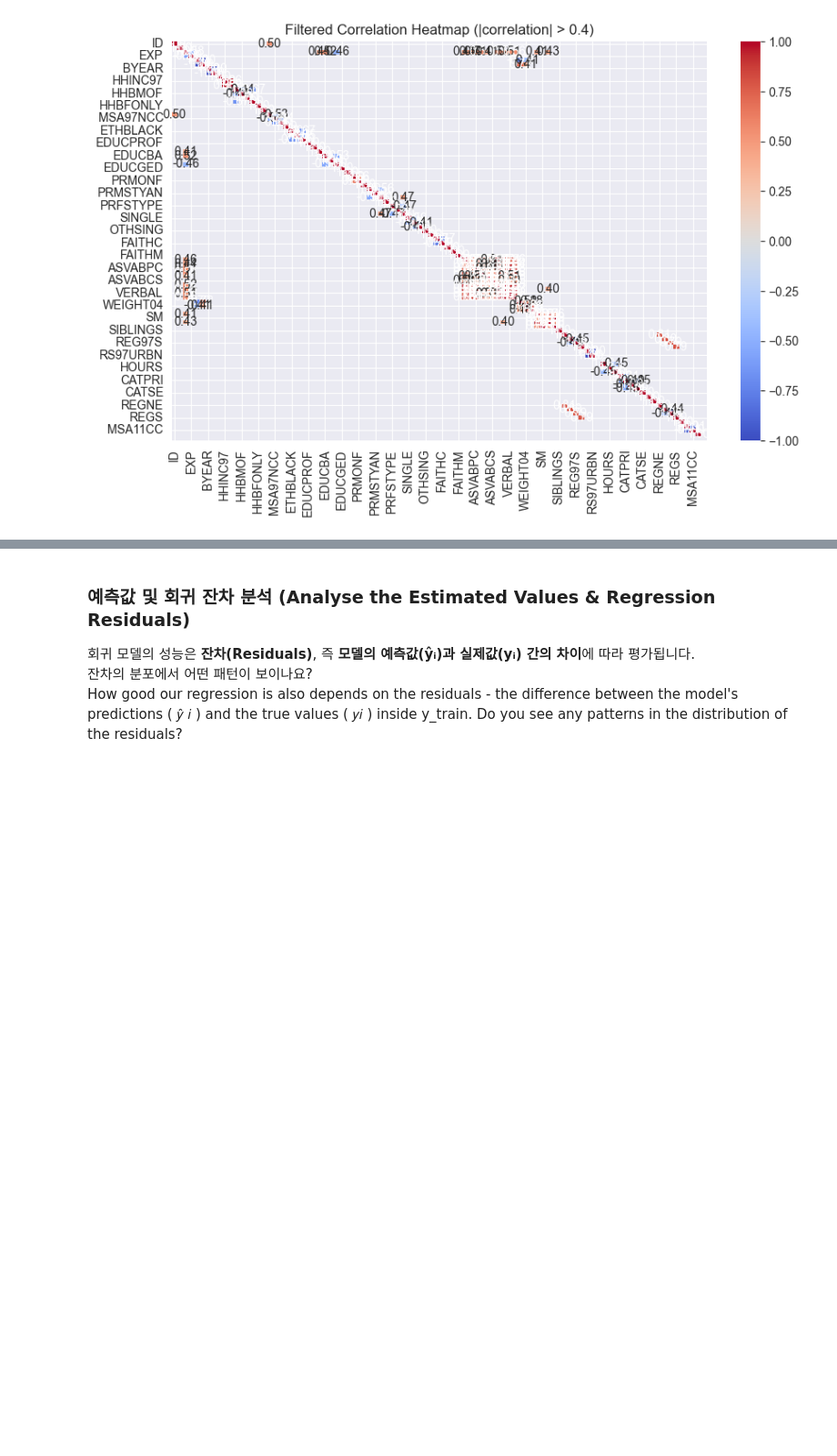
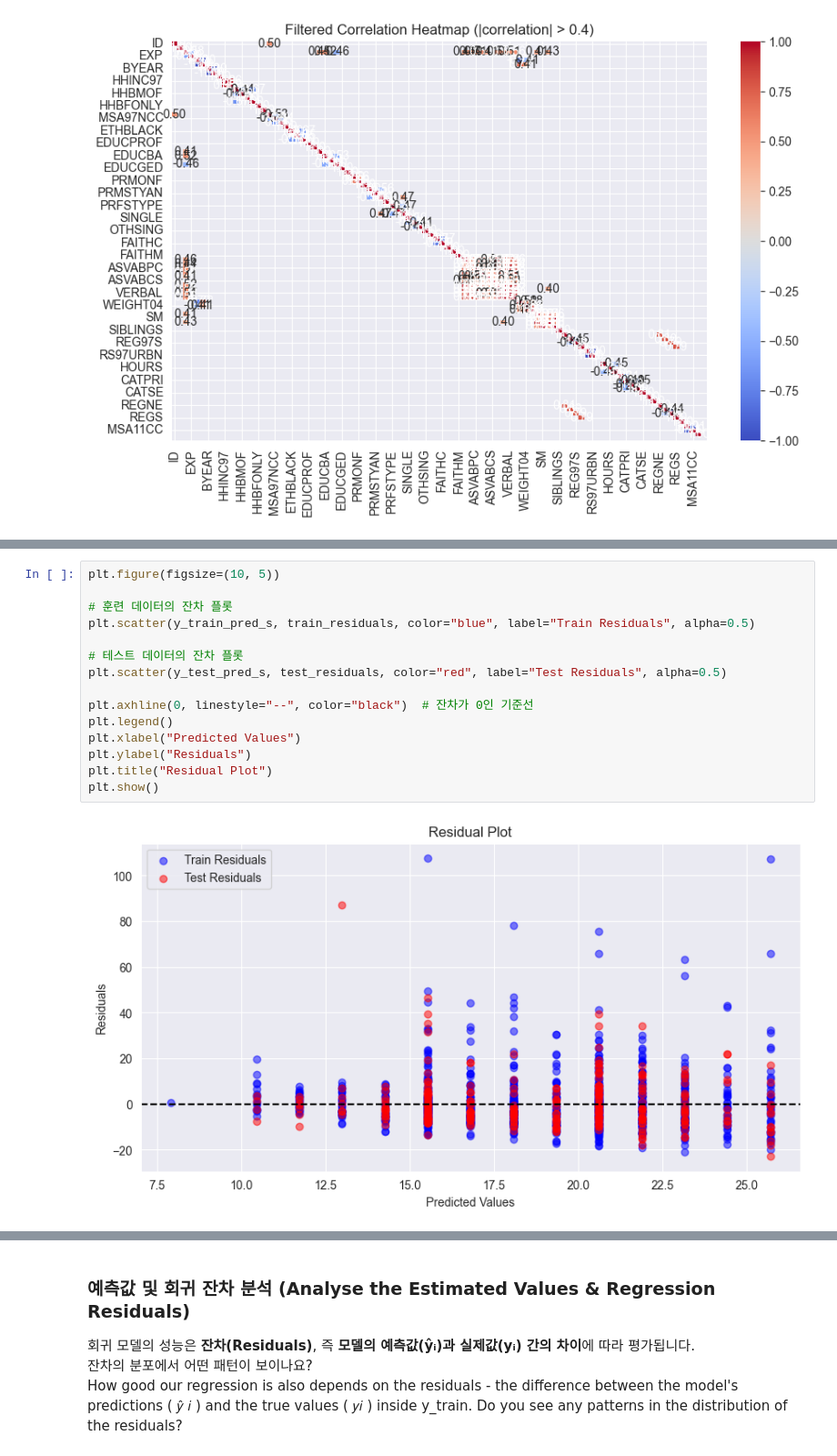
Before and after one commit to JELKOV/Data-Driven-Prosperity, a Jupyter notebook: Determinants_of_Earnings_(start).ipynb, the cells around one changed output, grey strips where cells are left out. Shown at 91% size. Drawn from its saved outputs; the diff is of its cells as text; blank space fills up the shorter version.

```diff
--- a/Determinants_of_Earnings_(start).ipynb
+++ b/Determinants_of_Earnings_(start).ipynb
@@ -347,0 +406,17 @@ Interpret the regression. How many extra dollars can one expect to earn for an a
+# %%
+plt.figure(figsize=(10, 5))
+
+# 훈련 데이터의 잔차 플롯
+plt.scatter(y_train_pred_s, train_residuals, color="blue", label="Train Residuals", alpha=0.5)
+
+# 테스트 데이터의 잔차 플롯
+plt.scatter(y_test_pred_s, test_residuals, color="red", label="Test Residuals", alpha=0.5)
+
+plt.axhline(0, linestyle="--", color="black")  # 잔차가 0인 기준선
+plt.legend()
+plt.xlabel("Predicted Values")
+plt.ylabel("Residuals")
+plt.title("Residual Plot")
+plt.show()
+# %% [output]
+[figure, added]
```
Also changed, not shown: parts of 55 cells of this notebook, 1 other file.
